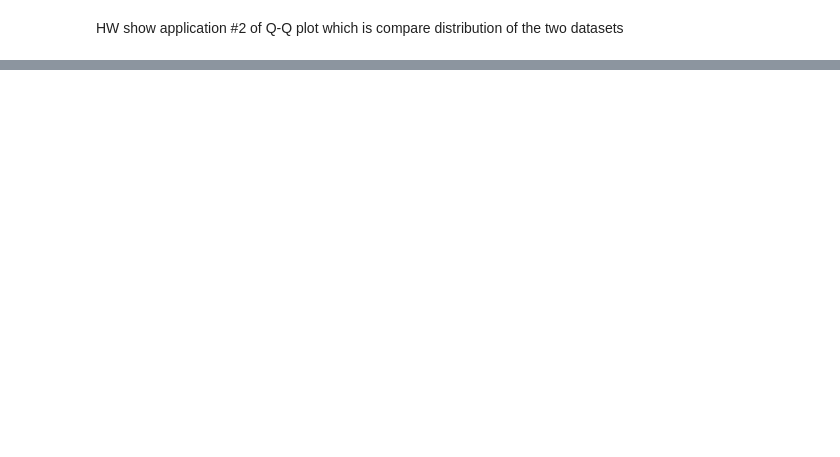
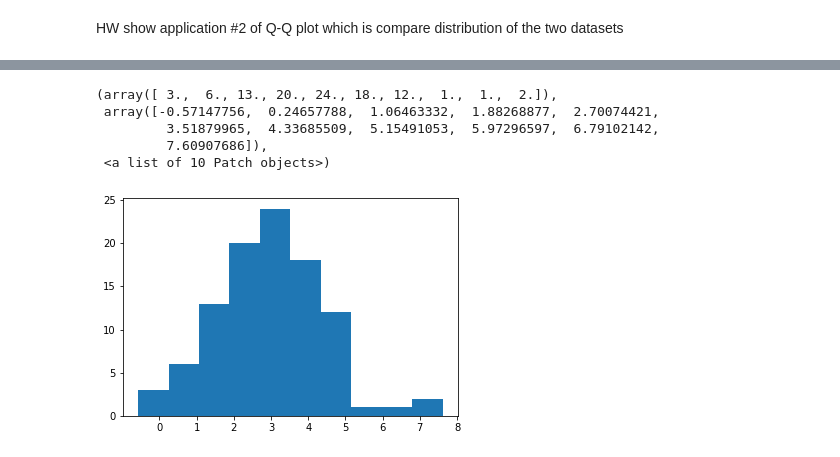
Before and after one commit to tthawatch/DPDM, a Jupyter notebook: Data102.ipynb, the cells around one changed output, grey strips where cells are left out. Cells and saved outputs as stored; diff of their text form; code cells hidden in the pictures; blank space fills up the shorter version.

```diff
--- a/Data102.ipynb
+++ b/Data102.ipynb
@@ -319,0 +318,2 @@ Text(0.5, 1.0, 'Normal Q-Q plot')
+# %%
+r = np.random.normal(3,1.5,100)
@@ -319,0 +343,11 @@ Text(0.5, 1.0, 'Normal Q-Q plot')
+# %%
+from matplotlib import  pyplot as pyplot
+
+plt.hist(r)
+# %% [output]
+(array([ 3.,  6., 13., 20., 24., 18., 12.,  1.,  1.,  2.]),
+ array([-0.57147756,  0.24657788,  1.06463332,  1.88268877,  2.70074421,
+         3.51879965,  4.33685509,  5.15491053,  5.97296597,  6.79102142,
+         7.60907686]),
+ <a list of 10 Patch objects>)
+[figure, added]
```
Also changed, not shown: parts of 29 cells of this notebook.
